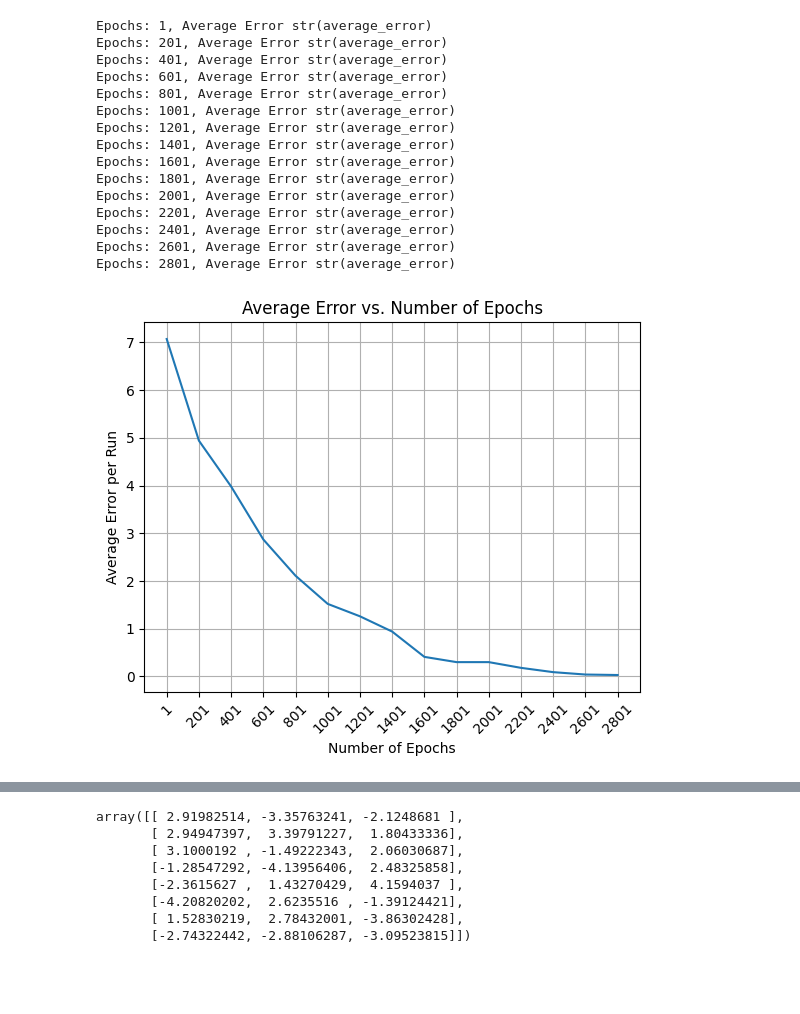
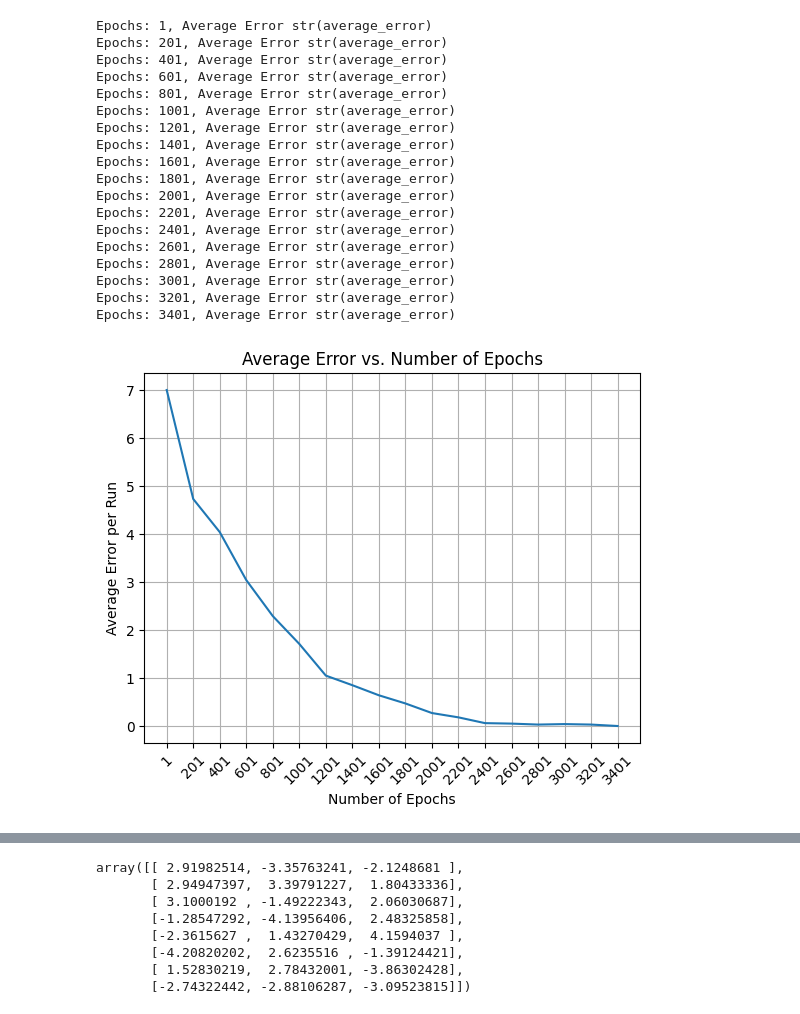
Before and after one commit to pasicdino/ADVML, a Jupyter notebook: backpropagation/nn.ipynb, the cells around one changed output, grey strips where cells are left out. Drawn from its saved outputs; the diff is of its cells as text; code cells hidden in the pictures; blank space fills up the shorter version.

```diff
--- a/backpropagation/nn.ipynb
+++ b/backpropagation/nn.ipynb
@@ -1,6 +48,7 @@
 # %%
 import numpy as np
 import matplotlib.pyplot as plt
+import time
 
 class NeuralNetwork:
     def __init__(self, input_size, hidden_size, output_size, learning_rate):
@@ -60,11 +108,6 @@ class NeuralNetwork:
             self.weights_input_hidden += X.T.dot(d_hidden_layer) * self.learning_rate
             self.bias_hidden += np.sum(d_hidden_layer, axis=0, keepdims=True) * self.learning_rate
 
-
-    def test(self, X):
-        predicted_output = self.feedforward(X)
-        return predicted_output
-
     def test_all_cases(self):
         correct_predictions = 0
         for i in range(self.input_size):
@@ -101,34 +152,37 @@ def test_network(epochs, total_runs):
 
 # Running the tests
 errors_per_epoch = []
-epoch_values = list(range(1, 3001, 200))  # from 1 to 2001 with steps of 200
+epoch_values = list(range(1, 3601, 200))  # from 1 to 2001 with steps of 200
 for epochs in epoch_values:
     average_error = test_network(epochs, total_runs)
     errors_per_epoch.append(average_error)
     print('Epochs: ' + str(epochs) + ', Average Error ' + 'str(average_error)')
 
 # Plotting the results
 plt.plot(epoch_values, errors_per_epoch)
 plt.title('Average Error vs. Number of Epochs')
 plt.xlabel('Number of Epochs')
 plt.ylabel('Average Error per Run')
 plt.xticks(epoch_values, rotation=45)
 plt.grid(True)
 plt.show()
 # %% [output]
 Epochs: 1, Average Error str(average_error)
 Epochs: 201, Average Error str(average_error)
 Epochs: 401, Average Error str(average_error)
 Epochs: 601, Average Error str(average_error)
 Epochs: 801, Average Error str(average_error)
 Epochs: 1001, Average Error str(average_error)
 Epochs: 1201, Average Error str(average_error)
 Epochs: 1401, Average Error str(average_error)
 Epochs: 1601, Average Error str(average_error)
 Epochs: 1801, Average Error str(average_error)
 Epochs: 2001, Average Error str(average_error)
 Epochs: 2201, Average Error str(average_error)
 Epochs: 2401, Average Error str(average_error)
 Epochs: 2601, Average Error str(average_error)
 Epochs: 2801, Average Error str(average_error)
+Epochs: 3001, Average Error str(average_error)
+Epochs: 3201, Average Error str(average_error)
+Epochs: 3401, Average Error str(average_error)
-[figure, old version]
+[figure, new version]
```
Also changed, not shown: parts of 12 cells of this notebook, 1 other file.
